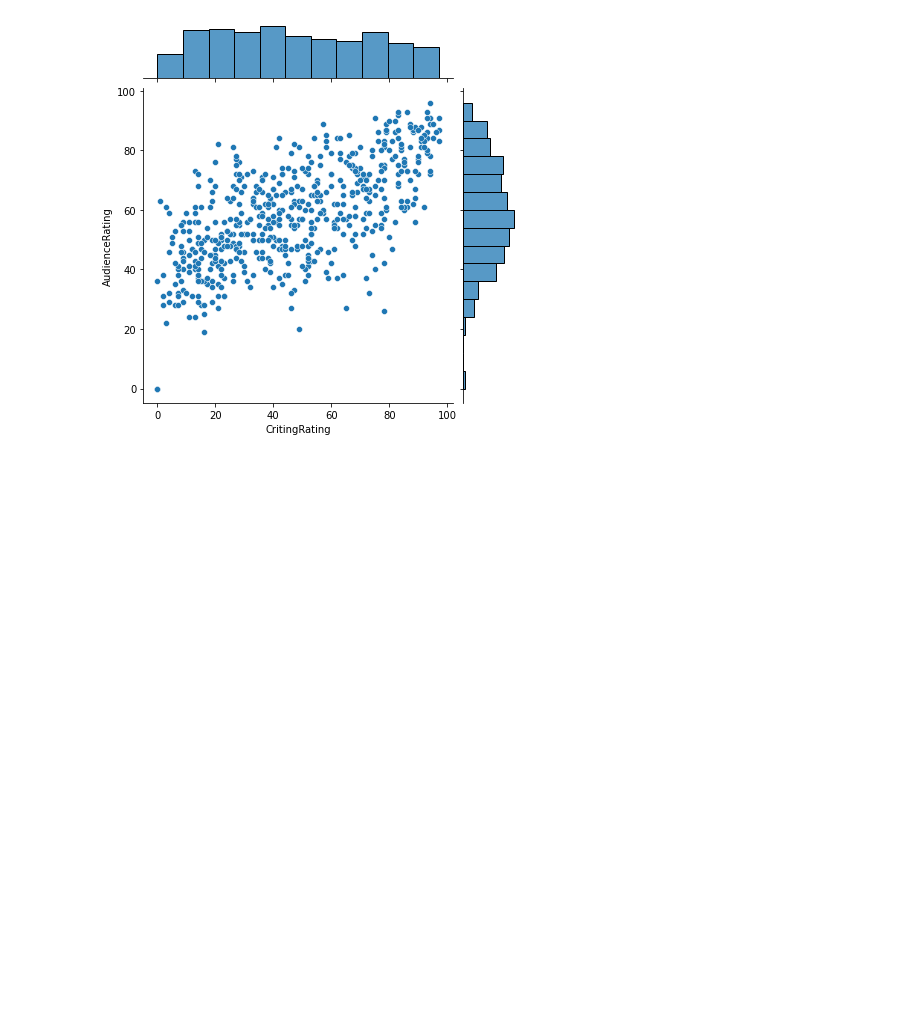
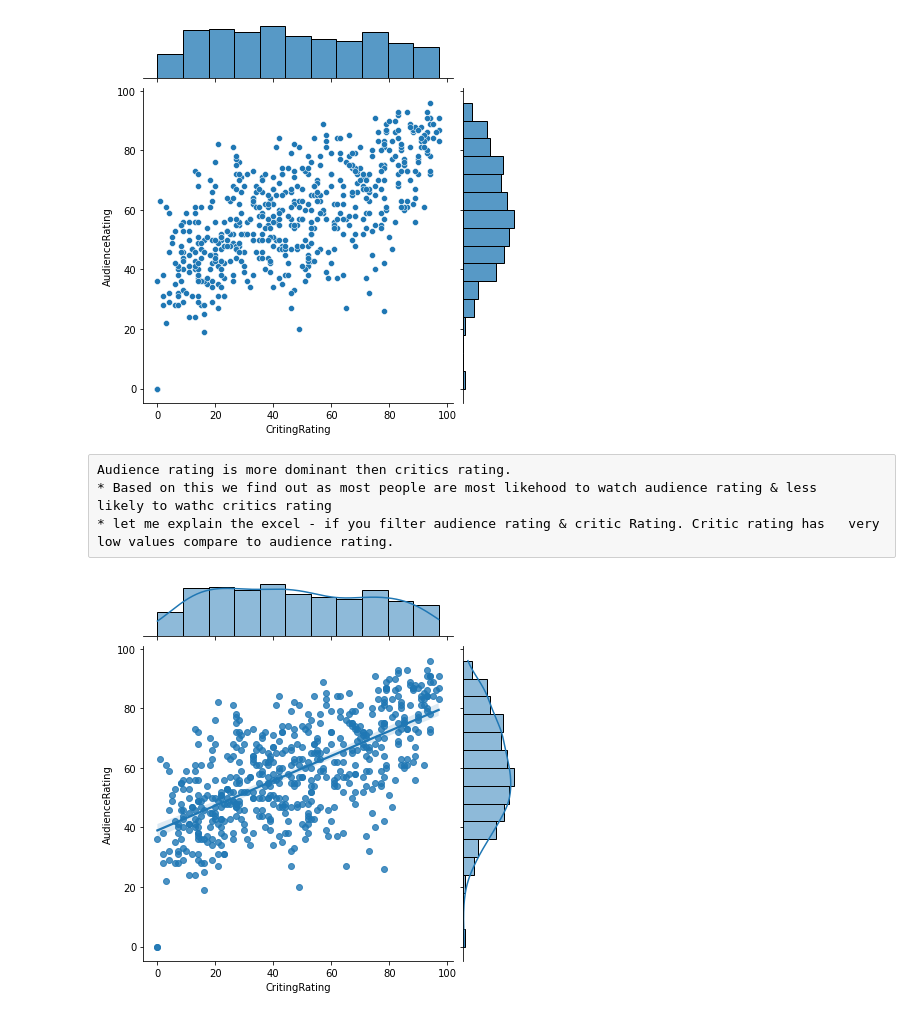
Before and after one commit to 07vikash/Movie-Rating-analysis, a Jupyter notebook: Movie-rating-analysis.ipynb, the cells around one changed output. Cells and saved outputs as stored; diff of their text form; code cells hidden in the pictures; blank space fills up the shorter version.

```diff
--- a/Movie-rating-analysis.ipynb
+++ b/Movie-rating-analysis.ipynb
@@ -246,3 +246,11 @@ warnings.filterwarnings('ignore')
 vis1 = sns.jointplot(data = movieData, x = 'CritingRating', y = 'AudienceRating')
 # %% [output]
 [figure]
+# %% [raw]
+Audience rating is more dominant then critics rating.
+* Based on this we find out as most people are most likehood to watch audience rating & less     likely to wathc critics rating
+* let me explain the excel - if you filter audience rating & critic Rating. Critic rating has   very low values compare to audience rating.
+# %%
+vis2 = sns.jointplot(data =movieData, x= 'CritingRating', y = 'AudienceRating', kind = 'reg')
+# %% [output]
+[figure, added]
```
Also changed, not shown: parts of 3 cells of this notebook.
